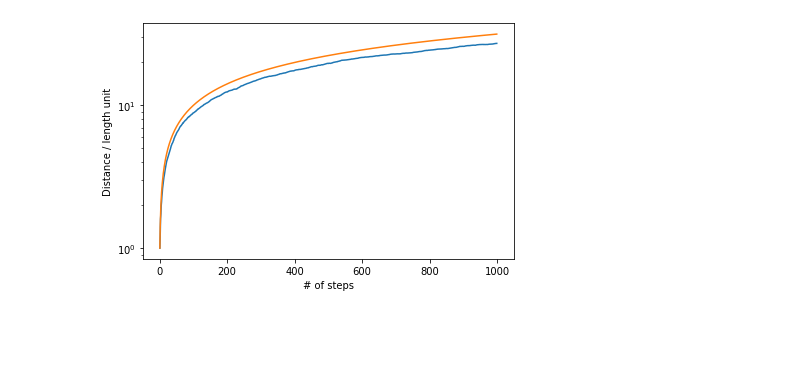
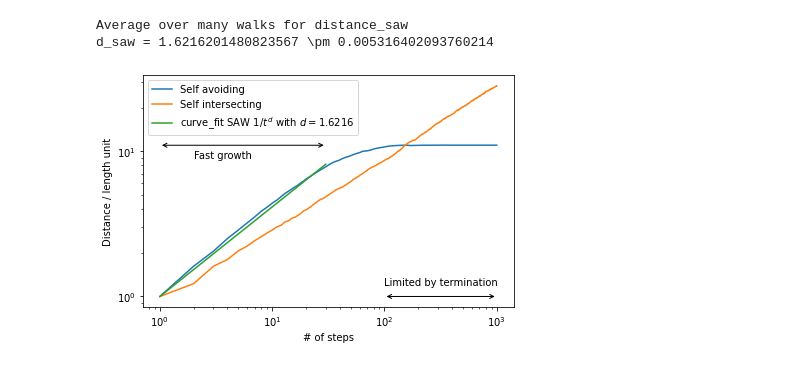
Before and after one commit to dormail/CP-2022, a Jupyter notebook: Homework 1/Exercise4.ipynb, the cells around one changed output. Drawn from its saved outputs; the diff is of its cells as text; code cells hidden in the pictures; blank space fills up the shorter version.

```diff
--- a/Homework 1/Exercise4.ipynb
+++ b/Homework 1/Exercise4.ipynb
@@ -43,27 +150,53 @@ plt.savefig('build/many_walks.pdf')
-# %%
-def distance_average(walks, steps):
-    data = np.zeros((walks, steps))
-    for i in range(0, walks):
-        x,y, data[i, :] = random_walk(steps)
-    average = np.mean(data, 0)
-    return average
-
-walks = 1000
-steps = 1000
-dist = distance_average(walks, steps)
-
-t = np.arange(1,steps,1)
-plt.plot(t, dist[1:])
-plt.plot(t, np.sqrt(t))
-
-plt.yscale('log')
-
-plt.xlabel('# of steps')
-plt.ylabel('Distance / length unit')
-#plt.title(f'Distance averaged over {walks} walks')
-
-plt.tight_layout()
-
-plt.savefig('build/Steps-Distance.pdf')
-# %% [output]
-[figure, removed]
+# %%
+# calculating distance
+plt.clf()
+
+print('Average over many walks for distance_saw')
+walks = 1000
+dist_saw = distance_average(walks, steps, self_avoiding=True)
+dist = distance_average(walks, steps, self_avoiding=False)
+
+# making a curve fit to guess the 'dimension'
+def R(t, d):
+    return np.power(t, 1/d)
+
+from scipy.optimize import curve_fit
+
+t = np.arange(1,steps,1)
+
+limit = 30
+limited_dist_saw = dist_saw[1:limit+1]
+t_limited = t[0:limit]
+
+popt_saw, pcov_saw = curve_fit(R, t_limited, limited_dist_saw, p0=2)
+d_saw = popt_saw[0]
+error = np.sqrt(np.diag(pcov_saw))
+d_saw_stddev = error[0]
+print(f'd_saw = {d_saw} \pm {d_saw_stddev}')
+
+plt.plot(t, dist_saw[1:], label='Self avoiding')
+plt.plot(t, dist[1:], label='Self intersecting')
+#plt.plot(t, np.sqrt(t), label=rf'sqrt(steps)')
+plt.plot(t_limited, R(t_limited, d_saw), label=rf'curve_fit SAW $1/t^d$ with $d={d_saw:.4f}$')
+
+plt.xscale('log')
+plt.yscale('log')
+
+plt.xlabel('# of steps')
+plt.ylabel('Distance / length unit')
+#plt.title(f'Distance averaged over {walks} walks')
+
+# anotionas about areas
+plt.annotate(text='', xy=(1,11), xytext=(30,11), arrowprops=dict(arrowstyle='<->'))
+plt.text(2,9, 'Fast growth')
+plt.annotate(text='', xy=(100,1), xytext=(1000,1), arrowprops=dict(arrowstyle='<->'), horizontalalignment="center")
+plt.text(100, 1.2, 'Limited by termination')
+
+plt.legend()
+plt.tight_layout()
+
+plt.savefig('build/Steps-Distance-SAW.pdf')
+# %% [output]
+Average over many walks for distance_saw
+d_saw = 1.6216201480823567 \pm 0.005316402093760214
+[figure, added]
```
Also changed, not shown: parts of 7 cells of this notebook, 2 other files.
